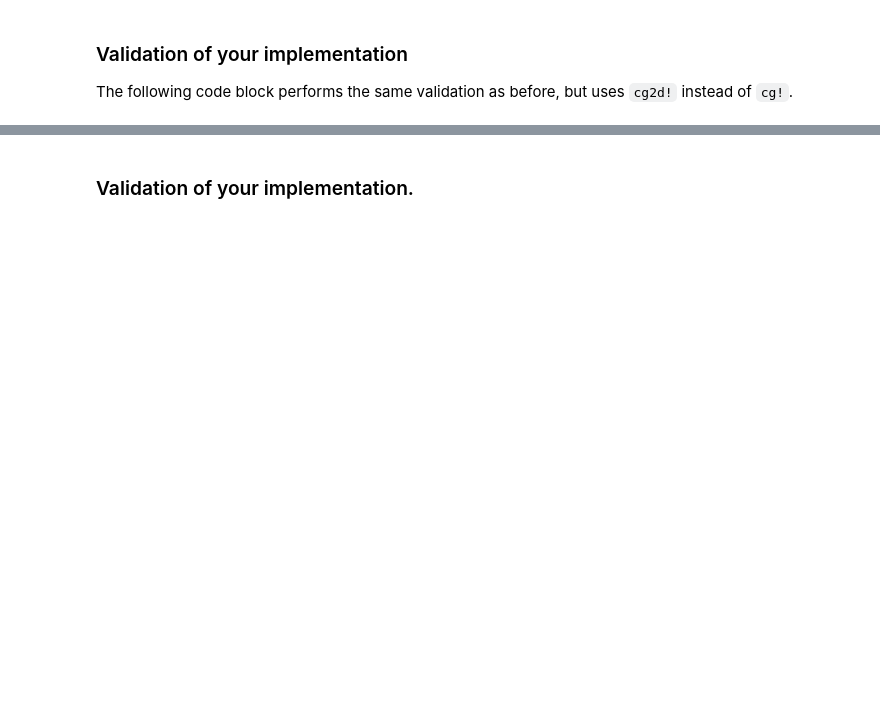
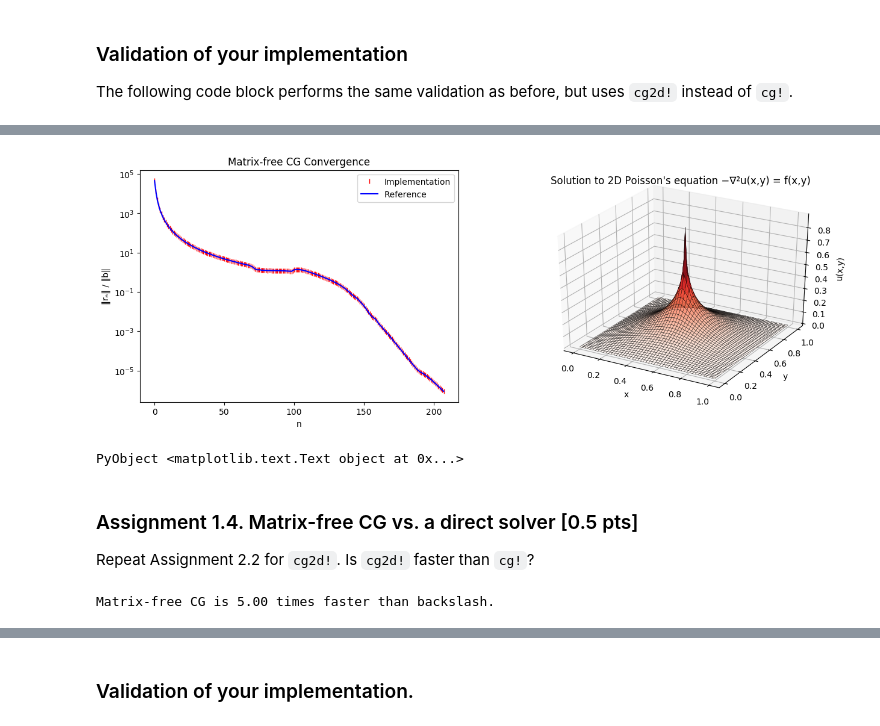
Before and after one commit to mitmath/18335, a Jupyter notebook: psets/PS5/ps5sol.ipynb, the cells around one changed output, grey strips where cells are left out. Saved outputs shown, nothing was run; the diff lists cells and outputs as text; code cells hidden in the pictures; blank space fills up the shorter version.

```diff
--- a/psets/PS5/ps5sol.ipynb
+++ b/psets/PS5/ps5sol.ipynb
@@ -912,0 +256,78 @@ pcg! (generic function with 3 methods)
+# %%
+# Construct the problem.
+Nx, Ny = 99, 99
+N = Nx*Ny
+∆x = ∆y = 0.01
+
+applyA!(f, u) = apply_poisson2d!(f, u, ∆x, ∆y)
+
+b = zeros(Nx, Ny)
+b[cld(Nx,2), cld(Ny,2)] = 1e4
+
+# Solve the equation by matrix-free CG.
+x = copy(b)
+n1, relres1 = cg2d!(applyA!, b, x)
+
+# Prepare plot data.
+u = zeros(Nx+2, Ny+2)
+u[2:Nx+1, 2:Ny+1] = x
+
+xs = (0:Nx+1)*∆x .+ zeros(Ny+2)'
+ys = (0:Ny+1)'*∆y .+ zeros(Nx+2)
+
+# Plot the convergence behavior and the solution.
+using PyPlot
+figure(figsize=(15,5))
+
+using JLD
+@load "bench_cg.jld"  # load relres
+n = findlast(relres .> 0) - 1
+
+subplot(121)
+semilogy(0:n1, relres1[1:n1+1], "r|", 0:n, relres[1:n+1], "b-")
+title("Matrix-free CG Convergence")
+xlabel("n")
+ylabel("‖rₙ‖ / ‖b‖")
+legend(["Implementation", "Reference"], loc="upper right")
+
+PyPlot.PyObject(PyPlot.axes3D)
+subplot(122, projection="3d")
+plot_surface(xs, ys, u, rstride=2,edgecolors="k", cstride=2, cmap="Reds", alpha=0.8, linewidth=0.25)
+title("Solution to 2D Poisson's equation −∇²u(x,y) = f(x,y)")
+xlabel("x")
+ylabel("y")
+zlabel("u(x,y)")
+# %% [output]
+[figure, added]
+PyObject <matplotlib.text.Text object at 0x...>
+# %% [markdown]
+### Assignment 1.4.  Matrix-free CG vs. a direct solver [0.5 pts]
+
+Repeat Assignment 2.2 for `cg2d!`.  Is `cg2d!` faster than `cg!`?
+# %%
+# Construct the problem.
+Nx, Ny = 99, 99
+N = Nx*Ny
+∆x = ∆y = 0.01
+
+applyA!(f, u) = apply_poisson2d!(f, u, ∆x, ∆y)
+
+f = zeros(Nx, Ny)
+f[cld(Nx,2), cld(Ny,2)] = 1e4
+
+b = f[:]
+
+# Measure solution times.
+Ntrial = 20
+t_cg = zeros(Ntrial)
+t_div = zeros(Ntrial)
+
+for k = 1:Ntrial
+    u = zeros(Nx, Ny)
+    t_cg[k] = @elapsed cg2d!(applyA!, f, u)
+    t_div[k] = @elapsed A\b
+end
+
+@printf "Matrix-free CG is %.2f times faster than backslash." median(t_div)/median(t_cg)
+# %% [output]
+Matrix-free CG is 5.00 times faster than backslash.
```
Also changed, not shown: parts of 91 cells of this notebook, 27 other files.
